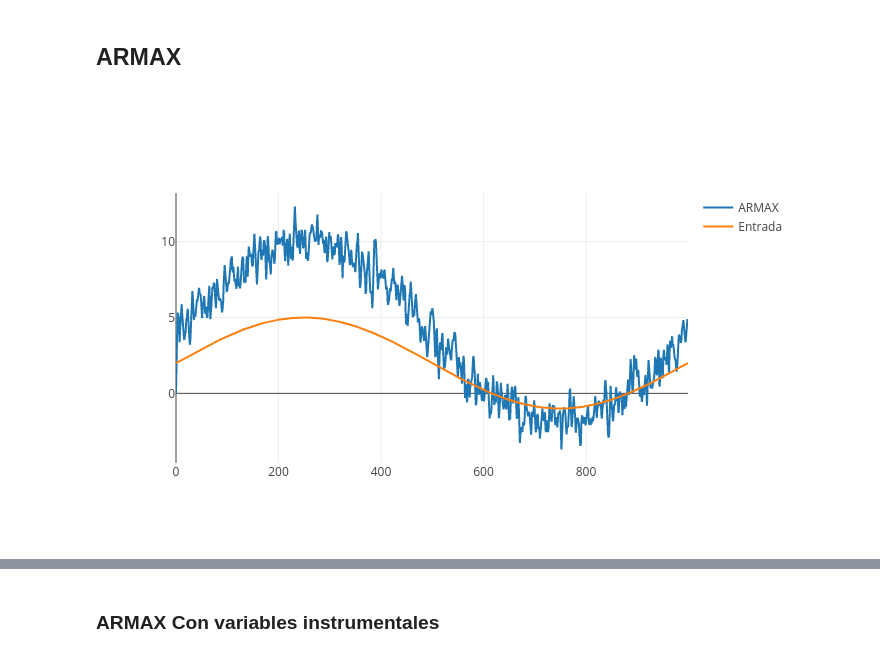
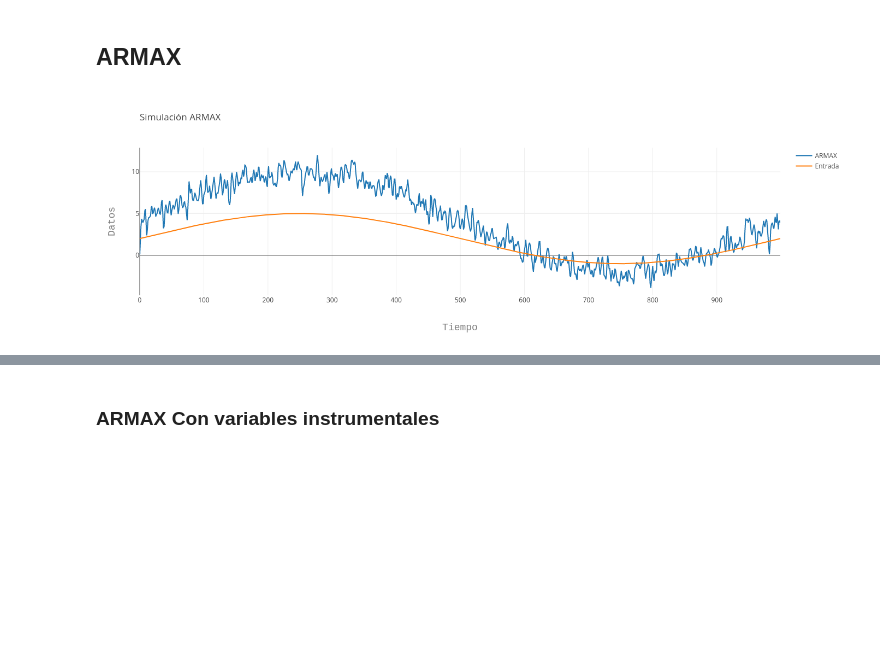
Before and after one commit to CamiVasz/Modelaci-n-experimental, a Jupyter notebook: Entrega 2/LS.ipynb, the cells around one changed output, grey strips where cells are left out. Saved outputs shown, nothing was run; the diff lists cells and outputs as text; code cells hidden in the pictures; blank space fills up the shorter version.

```diff
--- a/Entrega 2/LS.ipynb
+++ b/Entrega 2/LS.ipynb
@@ -336,21 +337,50 @@ for t in range(4, nobs):
 # %%
 trace1 = go.Scatter(
     y = X.T[0],
     x = np.arange(nobs),
     name = 'ARMAX'
 )
 
 
 trace3 = go.Scatter(
     y = u1,
     x = np.arange(nobs),
     name = 'Entrada'
 )
 
+layout = go.Layout(
+    title=go.layout.Title(
+        text='Simulación ARMAX',
+        xref='paper',
+        x=0
+    ),
+    xaxis=go.layout.XAxis(
+        title=go.layout.xaxis.Title(
+            text='Tiempo',
+            font=dict(
+                family='Courier New, monospace',
+                size=18,
+                color='#7f7f7f'
+            )
+        )
+    ),
+    yaxis=go.layout.YAxis(
+        title=go.layout.yaxis.Title(
+            text='Datos',
+            font=dict(
+                family='Courier New, monospace',
+                size=18,
+                color='#7f7f7f'
+            )
+        )
+    )
+)
+
 data = [trace1, trace3]
-py.iplot(data, filename='ARMAX')
+fig = go.Figure(data=data, layout=layout)
+py.iplot(fig,filename='RLS')
 # %% [output]
-[figure, old version]
+[figure, new version]
 # %%
 trace = go.Scatter(
     y = a1,
```
Also changed, not shown: parts of 8 cells of this notebook.
